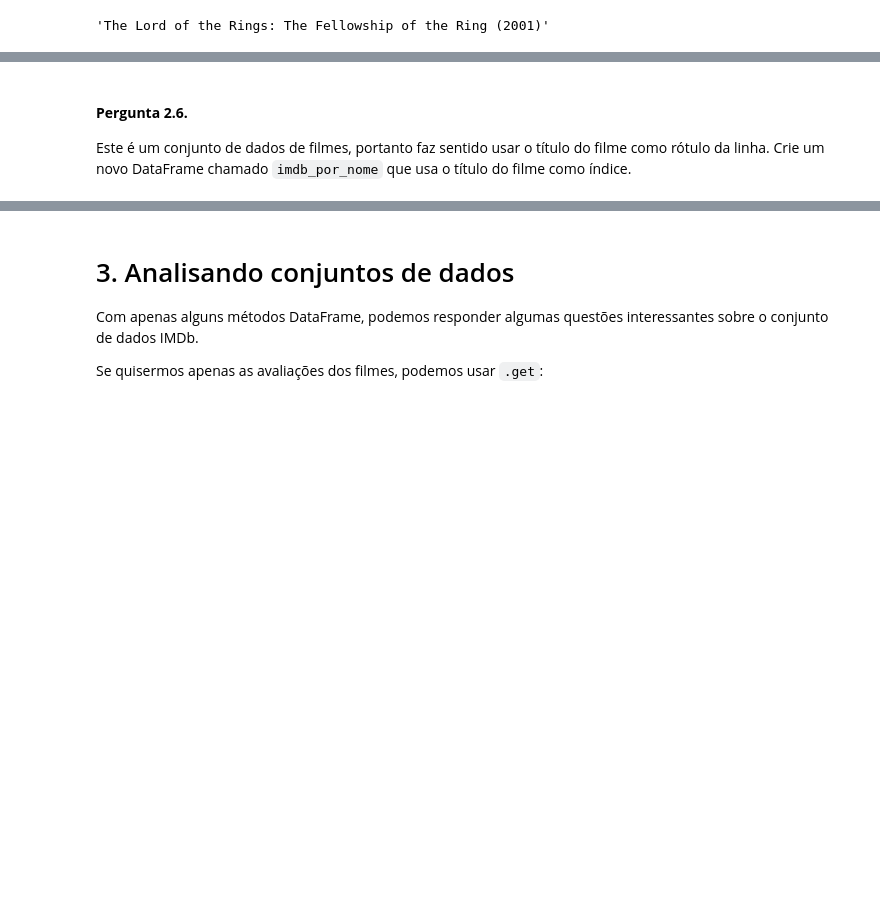
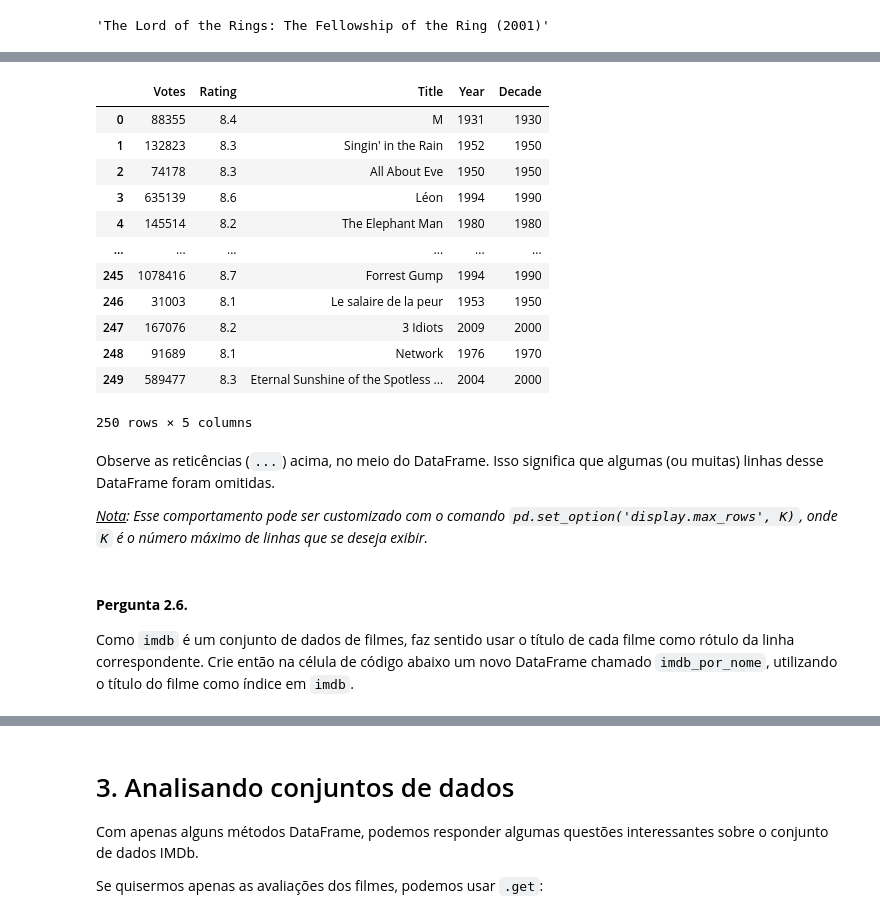
Before and after one commit to urielmoreirasilva/ICX532, a Jupyter notebook: labs_gabs/Laboratório 1 – Arrays e DataFrames (gabarito)/Laboratório 1 – Arrays e DataFrames (gabarito).ipynb, the cells around one changed output, grey strips where cells are left out. Saved outputs shown, nothing was run; the diff lists cells and outputs as text; code cells hidden in the pictures; blank space fills up the shorter version.

```diff
--- a/labs_gabs/Laboratório 1 – Arrays e DataFrames (gabarito)/Laboratório 1 – Arrays e DataFrames (gabarito).ipynb
+++ b/labs_gabs/Laboratório 1 – Arrays e DataFrames (gabarito)/Laboratório 1 – Arrays e DataFrames (gabarito).ipynb
@@ -663,5 +665,26 @@ Abra o arquivo `imdb.csv` nessa pasta e observe o formato. O que você percebe?
+# %%
+imdb = pd.read_csv("https://raw.githubusercontent.com/urielmoreirasilva/ICX532/main/labs_gabs/Laborat%C3%B3rio%201%20%E2%80%93%20Arrays%20e%20DataFrames%20%28gabarito%29/data/imdb.csv")
+imdb
+# %% [output]
+|  | Votes | Rating | Title | Year | Decade |
+| 0 | 88355 | 8.4 | M | 1931 | 1930 |
+| 1 | 132823 | 8.3 | Singin' in the Rain | 1952 | 1950 |
+| 2 | 74178 | 8.3 | All About Eve | 1950 | 1950 |
+| 3 | 635139 | 8.6 | Léon | 1994 | 1990 |
+| 4 | 145514 | 8.2 | The Elephant Man | 1980 | 1980 |
+| ... | ... | ... | ... | ... | ... |
+| 245 | 1078416 | 8.7 | Forrest Gump | 1994 | 1990 |
+| 246 | 31003 | 8.1 | Le salaire de la peur | 1953 | 1950 |
+| 247 | 167076 | 8.2 | 3 Idiots | 2009 | 2000 |
+| 248 | 91689 | 8.1 | Network | 1976 | 1970 |
+| 249 | 589477 | 8.3 | Eternal Sunshine of the Spotless ... | 2004 | 2000 |
+250 rows × 5 columns
+# %% [markdown]
+Observe as reticências (`...`) acima, no meio do DataFrame. Isso significa que algumas (ou muitas) linhas desse DataFrame foram omitidas.
+
+*<u>Nota</u>: Esse comportamento pode ser customizado com o comando `pd.set_option('display.max_rows', K)`, onde `K` é o número máximo de linhas que se deseja exibir.*
 # %% [markdown]
 #### **Pergunta 2.6.**
 
-Este é um conjunto de dados de filmes, portanto faz sentido usar o título do filme como rótulo da linha. Crie um novo DataFrame chamado `imdb_por_nome` que usa o título do filme como índice.
+Como `imdb` é um conjunto de dados de filmes, faz sentido usar o título de cada filme como rótulo da linha correspondente. Crie então na célula de código abaixo um novo DataFrame chamado `imdb_por_nome`, utilizando o título do filme como índice em `imdb`.
 # %%
```
Also changed, not shown: parts of 33 cells of this notebook, 2 other files.
